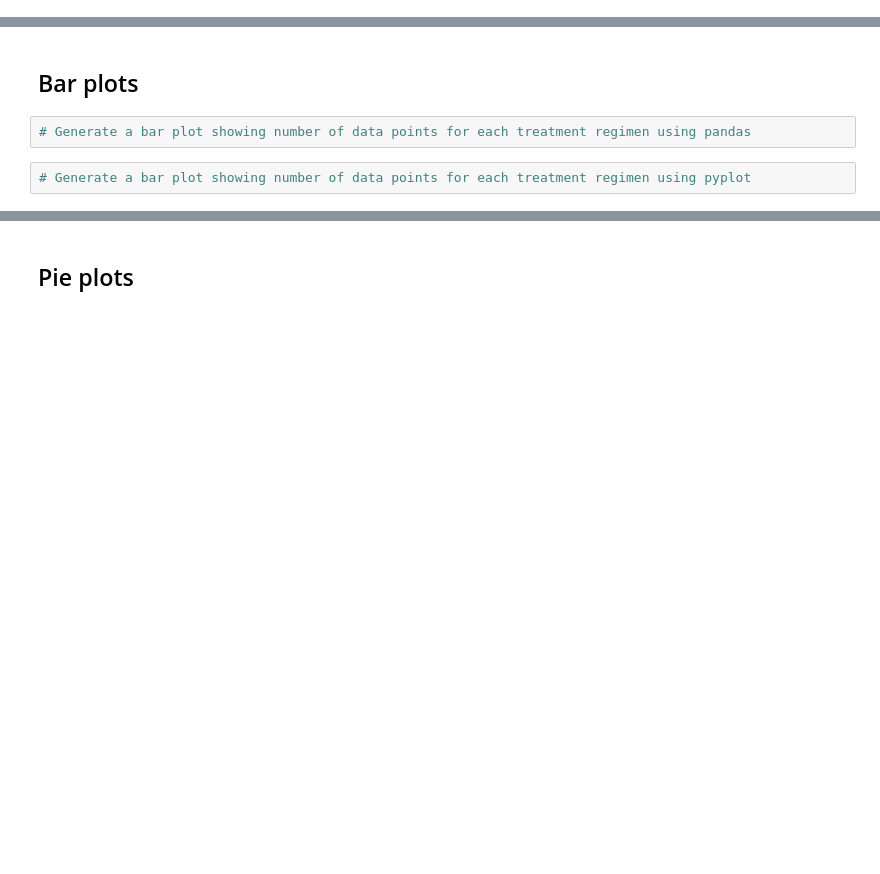
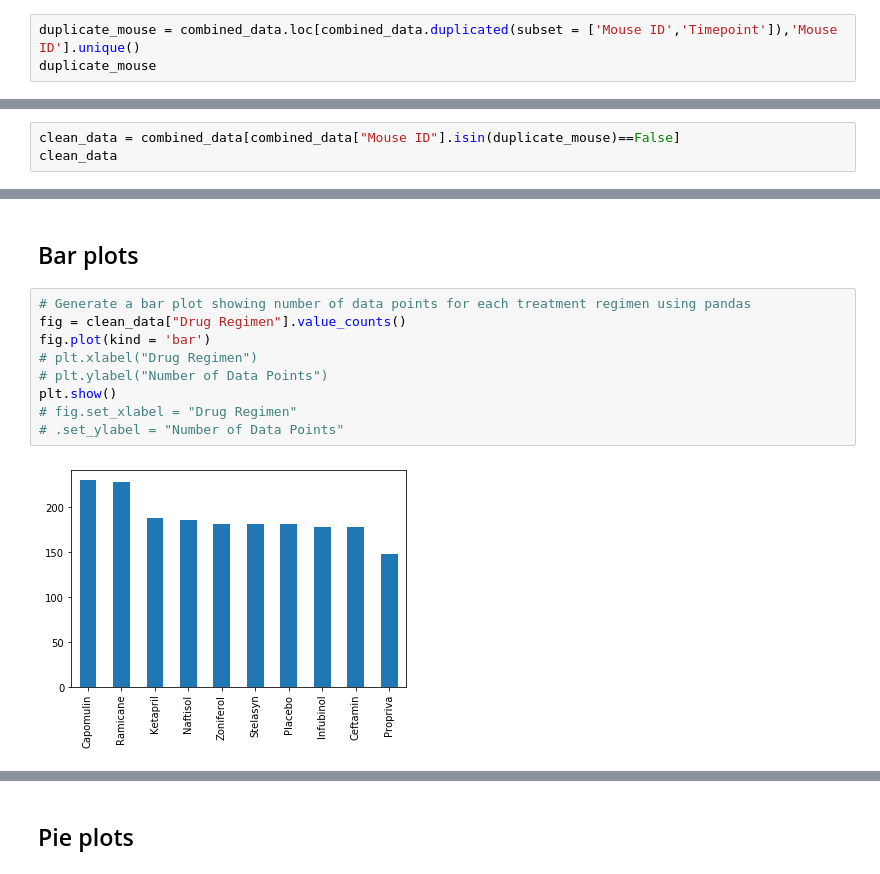
Before and after one commit to Soumya-Patil/MatPlotlib-Challenge, a Jupyter notebook: Pymaceuticals/pymaceuticals.ipynb, the cells around one changed output, grey strips where cells are left out. Saved outputs shown, nothing was run; the diff lists cells and outputs as text; blank space fills up the shorter version.

```diff
--- a/Pymaceuticals/pymaceuticals.ipynb
+++ b/Pymaceuticals/pymaceuticals.ipynb
@@ -70,3 +82,6 @@ final_summary.set_index('Drug Regimen')
 | Ramicane | 40.216745 | 40.673236 | 23.486704 | 4.846308 | ... |
 | Stelasyn | 54.233149 | 52.431737 | 59.450562 | 7.710419 | ... |
 | Zoniferol | 53.236507 | 51.818479 | 48.533355 | 6.966589 | ... |
+# %%
+duplicate_mouse = combined_data.loc[combined_data.duplicated(subset = ['Mouse ID','Timepoint']),'Mouse ID'].unique()
+duplicate_mouse
@@ -72,0 +92,3 @@ final_summary.set_index('Drug Regimen')
+# %%
+clean_data = combined_data[combined_data["Mouse ID"].isin(duplicate_mouse)==False]
+clean_data
@@ -74,5 +140,12 @@ final_summary.set_index('Drug Regimen')
 ## Bar plots
 # %%
 # Generate a bar plot showing number of data points for each treatment regimen using pandas
+fig = clean_data["Drug Regimen"].value_counts()
+fig.plot(kind = 'bar')
+# plt.xlabel("Drug Regimen")
+# plt.ylabel("Number of Data Points")
+plt.show()
+# fig.set_xlabel = "Drug Regimen"
+# .set_ylabel = "Number of Data Points"
+# %% [output]
+[figure, added]
-# %%
-# Generate a bar plot showing number of data points for each treatment regimen using pyplot
```
Also changed, not shown: parts of 17 cells of this notebook.
